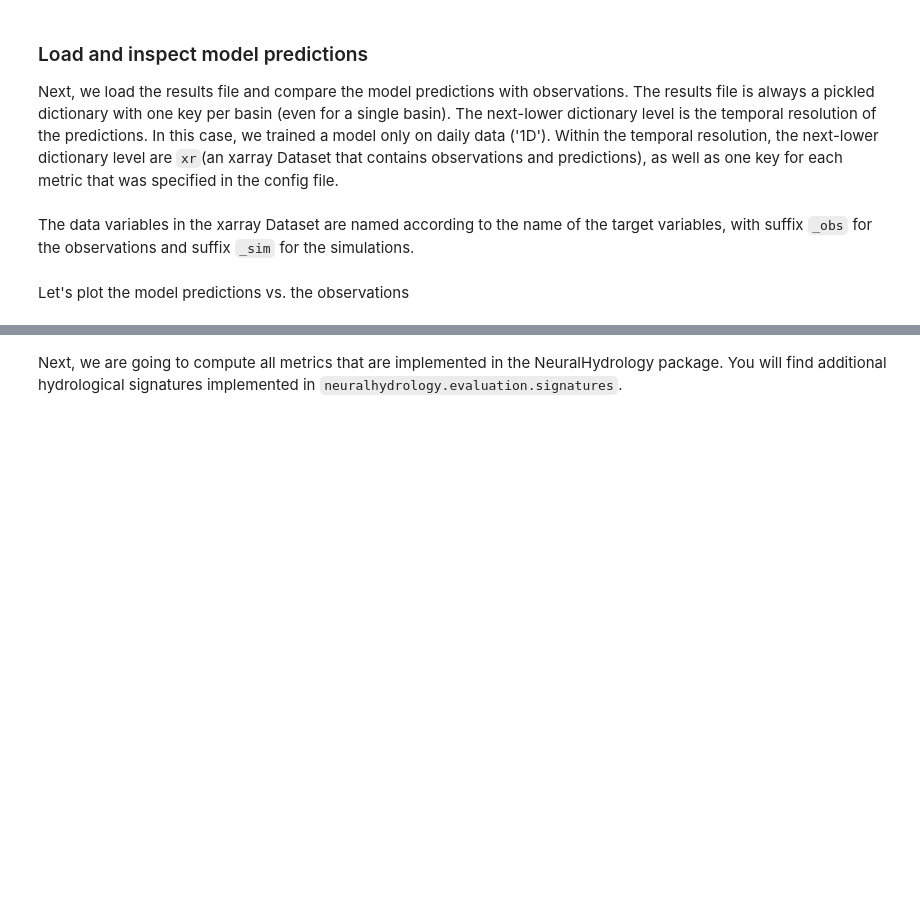
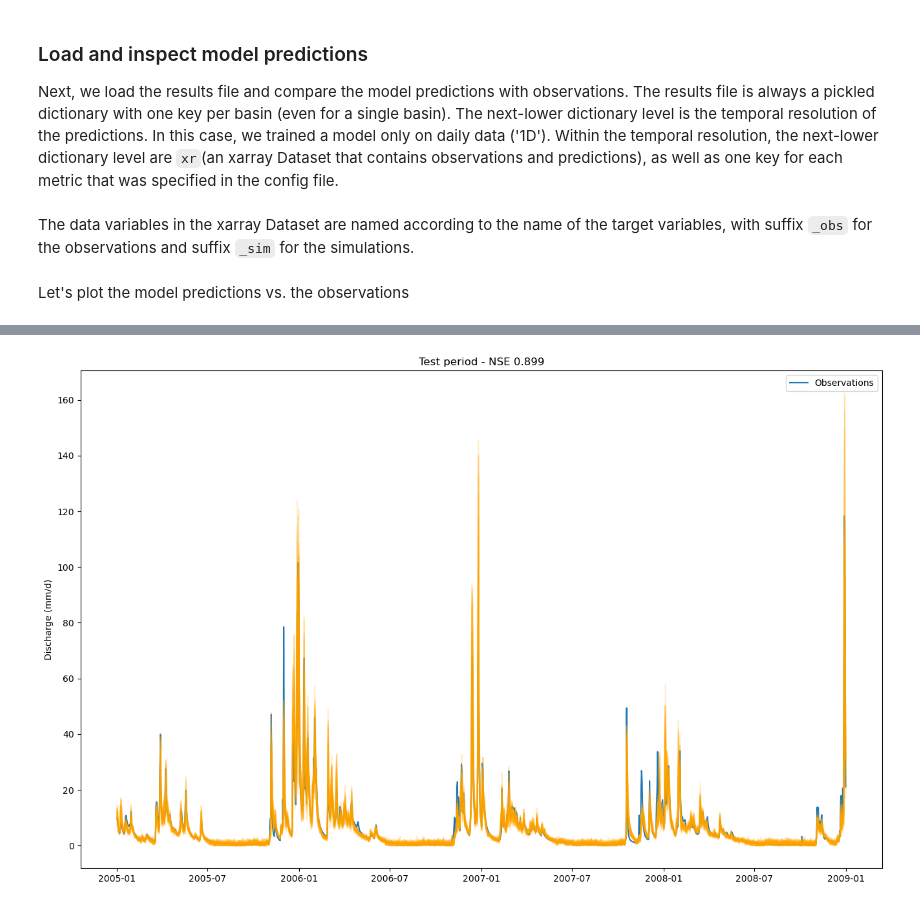
Before and after one commit to dwiva5/HBV-Team, a Jupyter notebook: Project-Run/ProjectRun.ipynb, the cells around one changed output, grey strips where cells are left out. Saved outputs shown, nothing was run; the diff lists cells and outputs as text; code cells hidden in the pictures; blank space fills up the shorter version.

```diff
--- a/Project-Run/ProjectRun.ipynb
+++ b/Project-Run/ProjectRun.ipynb
@@ -121,0 +152,4 @@ qobstest = qobs.values
+# %%
+# Probabilistic model
+run_dir = Path("run_cudalstm_mcd_model")
+eval_run(run_dir=run_dir, period="test")
@@ -121,0 +159,5 @@ qobstest = qobs.values
+# %%
+with open(run_dir / "test" / "model_epoch050" / "test_results.p", "rb") as fp:
+    results = pickle.load(fp)
+
+results.keys()
@@ -121,0 +168,29 @@ qobstest = qobs.values
+# %%
+# Clipping the results time step until 31-12-2008 and add mean and median var per basin
+for key in results.keys():
+    # For each dataset in the dictionary
+    dataset = results[key]['1D']['xr']  # Adjust this path based on your dict structure
+    dataset['QObs(mm/d)_sim_mean'] = dataset['QObs(mm/d)_sim'].mean(dim='samples')
+    dataset['QObs(mm/d)_sim_median'] = dataset['QObs(mm/d)_sim'].median(dim='samples')
+    # Select data up to and including 31st December 2008
+    results[key]['1D']['xr'] = dataset.sel(date=slice(None, '2008-12-31'))
+# %%
+# Calculate all metrics for each basin using mean and median results of probabilistic forecasting
+for key in results.keys():
+    dataset = results[key]['1D']['xr']  # Adjust this path based on your dict structure
+
+    # Extract observed data
+    qobs = dataset['QObs(mm/d)_obs'].isel(time_step=-1)
+    # Extract mean and median simulated data
+    qsim_mean = dataset['QObs(mm/d)_sim_mean'].isel(time_step=-1)
+    qsim_median = dataset['QObs(mm/d)_sim_median'].isel(time_step=-1)
+
+    # Calculate metrics for mean simulated data
+    mean_metrics = metrics.calculate_all_metrics(qobs, qsim_mean)
+    # Store mean metrics in the dictionary
+    results[key]['1D']['mean_metrics'] = mean_metrics
+
+    # Calculate metrics for median simulated data
+    median_metrics = metrics.calculate_all_metrics(qobs, qsim_median)
+    # Store median metrics in the dictionary
+    results[key]['1D']['median_metrics'] = median_metrics
@@ -122,17 +248,19 @@ qobstest = qobs.values
 # %%
 # Extract observations and simulations
-qobs = results['10258000']['1D']['xr']['QObs(mm/d)_obs']
-qsim = results['10258000']['1D']['xr']['QObs(mm/d)_sim']
+qobs = results['11532500']['1D']['xr']['QObs(mm/d)_obs']
+qsim = results['11532500']['1D']['xr']['QObs(mm/d)_sim']
 
 # Plot observations
 fig, ax = plt.subplots(figsize=(16, 10))
 ax.plot(qobs['date'], qobs, label='Observations')
 
 # Plot all simulation samples
 for i in range(qsim.shape[2]):
     ax.plot(qsim['date'], qsim.isel(samples=i), color='orange', alpha=0.2, label='_nolegend_')  # Plot each sample with low alpha for transparency
 
 ax.set_ylabel("Discharge (mm/d)")
-ax.set_title(f"Test period - NSE {results['10258000']['1D']['NSE']:.3f}")
+ax.set_title(f"Test period - NSE {results['11532500']['1D']['NSE']:.3f}")
 ax.legend()
 plt.show()
+# %% [output]
+[figure, added]
@@ -141,2 +266,0 @@ percentile_plot(qobstest, qsim)
-# %% [markdown]
-Next, we are going to compute all metrics that are implemented in the NeuralHydrology package. You will find additional hydrological signatures implemented in `neuralhydrology.evaluation.signatures`.
```
Also changed, not shown: parts of 24 cells of this notebook, 4 other files.
